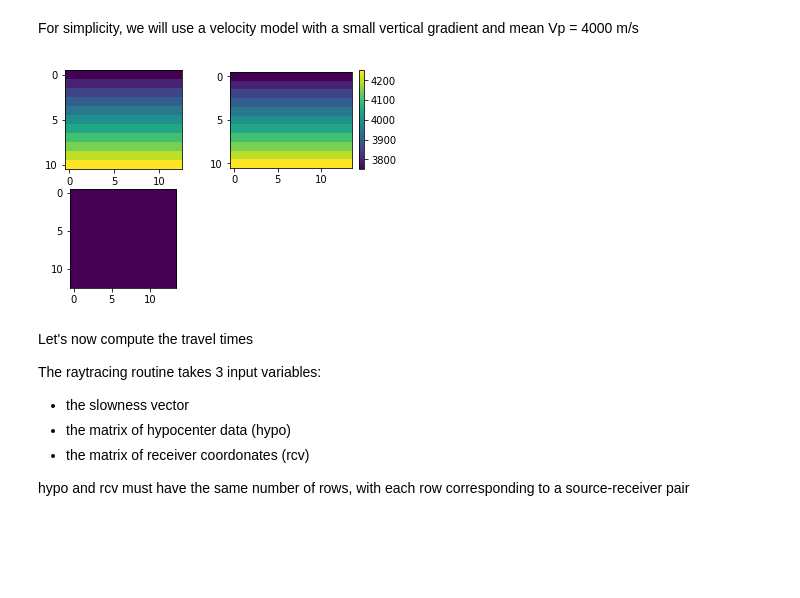
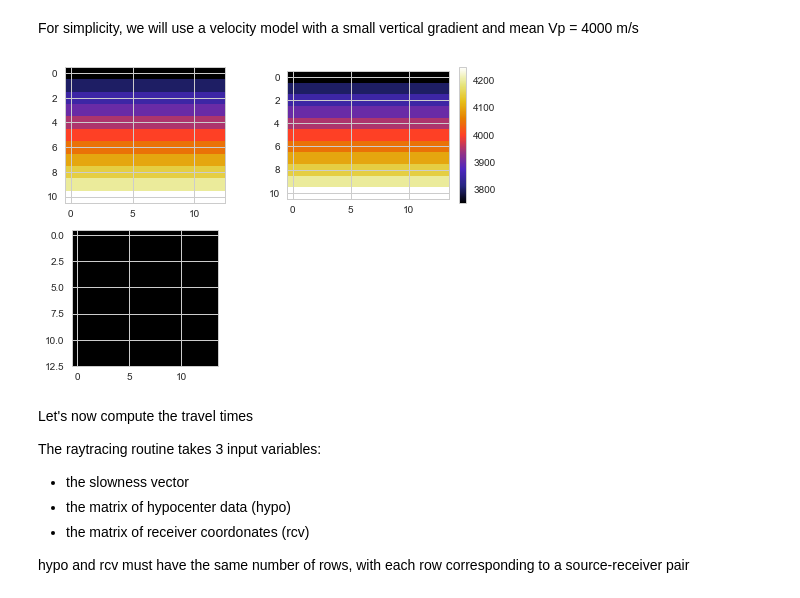
Before and after one commit to groupeLIAMG/hypopy, a Jupyter notebook: hypopy-tutorial.ipynb, the cells around one changed output. Drawn from its saved outputs; the diff is of its cells as text; code cells hidden in the pictures; blank space fills up the shorter version.

```diff
--- a/hypopy-tutorial.ipynb
+++ b/hypopy-tutorial.ipynb
@@ -3,7 +3,8 @@
 # %%
 import numpy as np
 import matplotlib.pyplot as plt
-
+import seaborn as sns
+sns.set_style("whitegrid")
 import hypo
 # %% [markdown]
 ## Joint hypocenter-velocity inversion with P-wave arrivals only
@@ -51,18 +52,20 @@ For simplicity, we will use a velocity model with a small vertical gradient and
 # %%
 z = np.arange(zmin, zmax, dx) - 50.
 Vz = 4000.0 + 5*z
 Vp = np.kron(Vz, np.ones((g.shape[0], g.shape[1], 1)))
 
 plt.subplot(221)
-plt.imshow(np.squeeze(Vp[:,0,:].T))
+plt.imshow(np.squeeze(Vp[:,0,:].T), cmap='CMRmap')
 plt.subplot(222)
-plt.imshow(np.squeeze(Vp[0,:,:].T))
+plt.imshow(np.squeeze(Vp[0,:,:].T), cmap='CMRmap')
 plt.colorbar()
 plt.subplot(223)
-plt.imshow(np.squeeze(Vp[:,:,4]))
+plt.imshow(np.squeeze(Vp[:,:,4]), cmap='CMRmap')
+
+
 plt.show()
 # %% [output]
-[figure, old version]
+[figure, new version]
 # %% [markdown]
 Let's now compute the travel times
 
```
Also changed, not shown: parts of 4 cells of this notebook, 1 other file.
